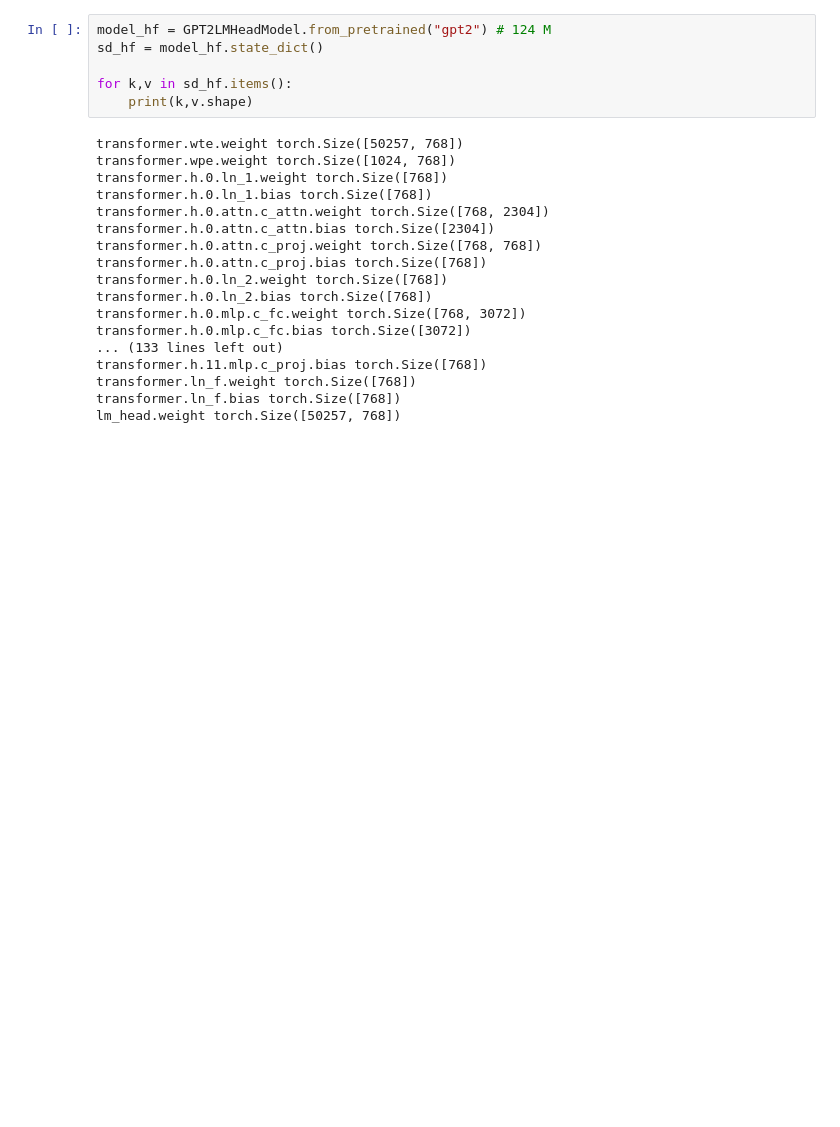
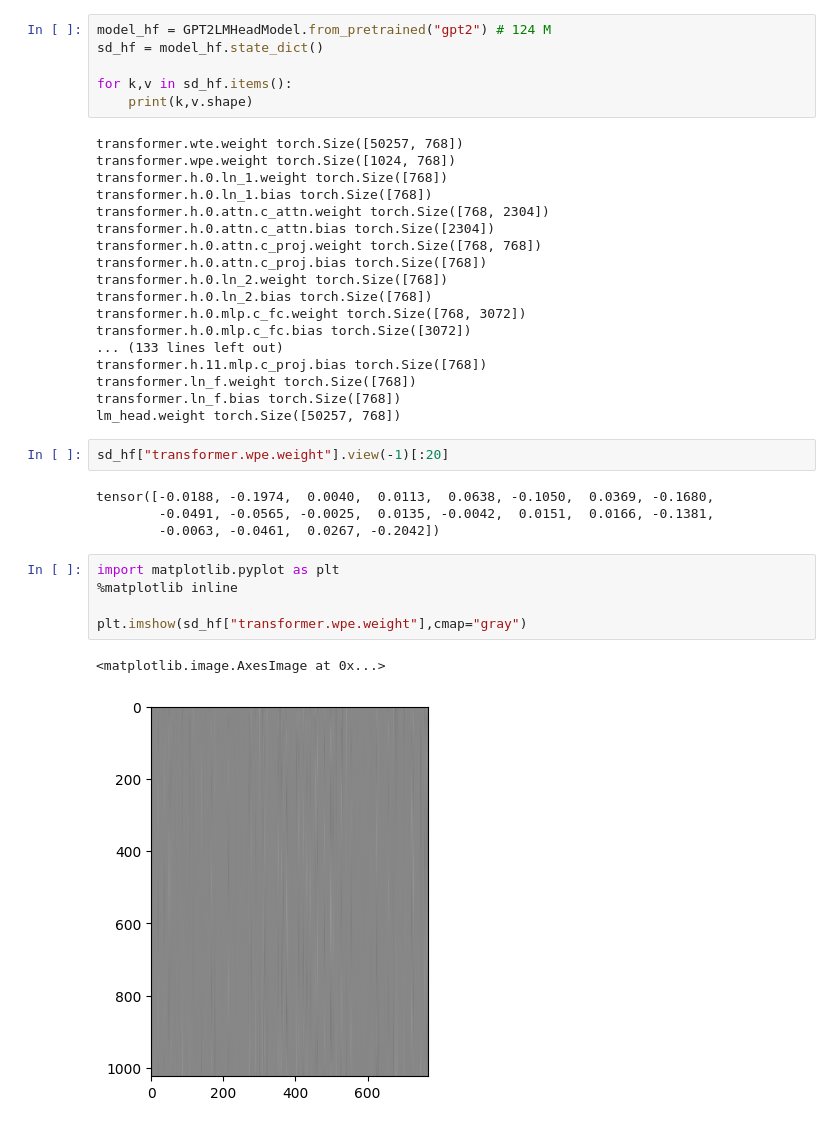
Before and after one commit to argszero/p2, a Jupyter notebook: gpt2-124/play.ipynb, the cells around one changed output. Saved outputs shown, nothing was run; the diff lists cells and outputs as text; blank space fills up the shorter version.

```diff
--- a/gpt2-124/play.ipynb
+++ b/gpt2-124/play.ipynb
@@ -24,3 +24,17 @@ transformer.h.11.mlp.c_proj.bias torch.Size([768])
 transformer.ln_f.weight torch.Size([768])
 transformer.ln_f.bias torch.Size([768])
 lm_head.weight torch.Size([50257, 768])
+# %%
+sd_hf["transformer.wpe.weight"].view(-1)[:20]
+# %% [output]
+tensor([-0.0188, -0.1974,  0.0040,  0.0113,  0.0638, -0.1050,  0.0369, -0.1680,
+        -0.0491, -0.0565, -0.0025,  0.0135, -0.0042,  0.0151,  0.0166, -0.1381,
+        -0.0063, -0.0461,  0.0267, -0.2042])
+# %%
+import matplotlib.pyplot as plt
+%matplotlib inline
+
+plt.imshow(sd_hf["transformer.wpe.weight"],cmap="gray")
+# %% [output]
+<matplotlib.image.AxesImage at 0x...>
+[figure, added]
```
Also changed, not shown: parts of 3 cells of this notebook, 1 other file.
